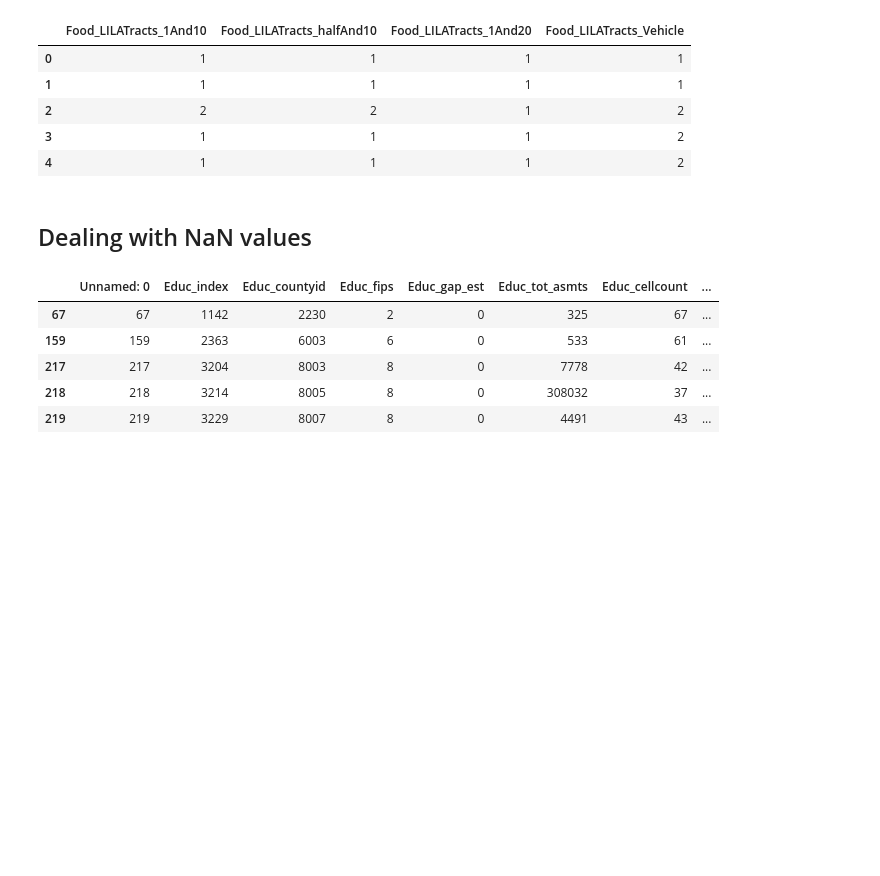
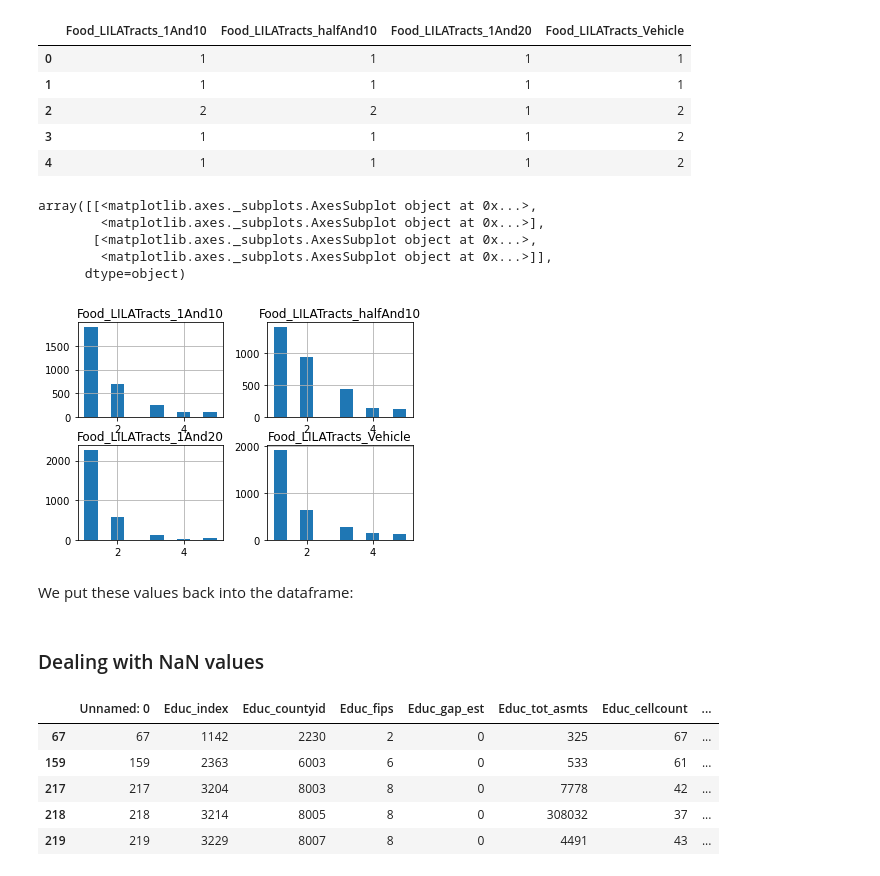
Before and after one commit to archanaramakrishnan/EECS731-Final-Project, a Jupyter notebook: notebooks/Classification.ipynb, the cells around one changed output. Drawn from its saved outputs; the diff is of its cells as text; code cells hidden in the pictures; blank space fills up the shorter version.

```diff
--- a/notebooks/Classification.ipynb
+++ b/notebooks/Classification.ipynb
@@ -45,6 +57,6 @@ We idetified the following as our labels. We store the names in a list for futur
 # %%
-desert_flags_label_list = desert_flags_labels['Field'].tolist()
-desert_flags_label_list = list(map(lambda label: 'Food_' + label, desert_flags_label_list) )
-print(desert_flags_label_list)
+label_list = desert_flags_labels['Field'].tolist()
+label_list = list(map(lambda label: 'Food_' + label, label_list) )
+print(label_list)
 # %% [output]
 ['Food_LILATracts_1And10', 'Food_LILATracts_halfAnd10', 'Food_LILATracts_1And20', 'Food_LILATracts_Vehicle']
@@ -60,5 +68,5 @@ From 0-Data_Exploration_And_Cleaning.ipynb : "For boolean type variables, the re
 # %%
-desert_flags = combined_df[desert_flags_label_list]
+desert_flags = combined_df[label_list]
 desert_flags.head()
 # %% [output]
 |  | Food_LILATracts_1And10 | Food_LILATracts_halfAnd10 | Food_LILATracts_1And20 | Food_LILATracts_Vehicle |
@@ -102,4 +111,15 @@ desert_flags.head()
 | 2 | 2 | 2 | 1 | 2 |
 | 3 | 1 | 1 | 1 | 2 |
 | 4 | 1 | 1 | 1 | 2 |
+# %%
+desert_flags.hist()
+# %% [output]
+array([[<matplotlib.axes._subplots.AxesSubplot object at 0x...>,
+        <matplotlib.axes._subplots.AxesSubplot object at 0x...>],
+       [<matplotlib.axes._subplots.AxesSubplot object at 0x...>,
+        <matplotlib.axes._subplots.AxesSubplot object at 0x...>]],
+      dtype=object)
+[figure, added]
+# %% [markdown]
+We put these values back into the dataframe:
 # %%
@@ -107,5 +127,5 @@ combined_df[desert_flags_label_list] = desert_flags
 # %% [markdown]
-## Dealing with NaN values
+### Dealing with NaN values
 # %%
 combined_df[combined_df.isna().any(axis=1)].head()
 # %% [output]
```
Also changed, not shown: parts of 33 cells of this notebook, 1 other file.
